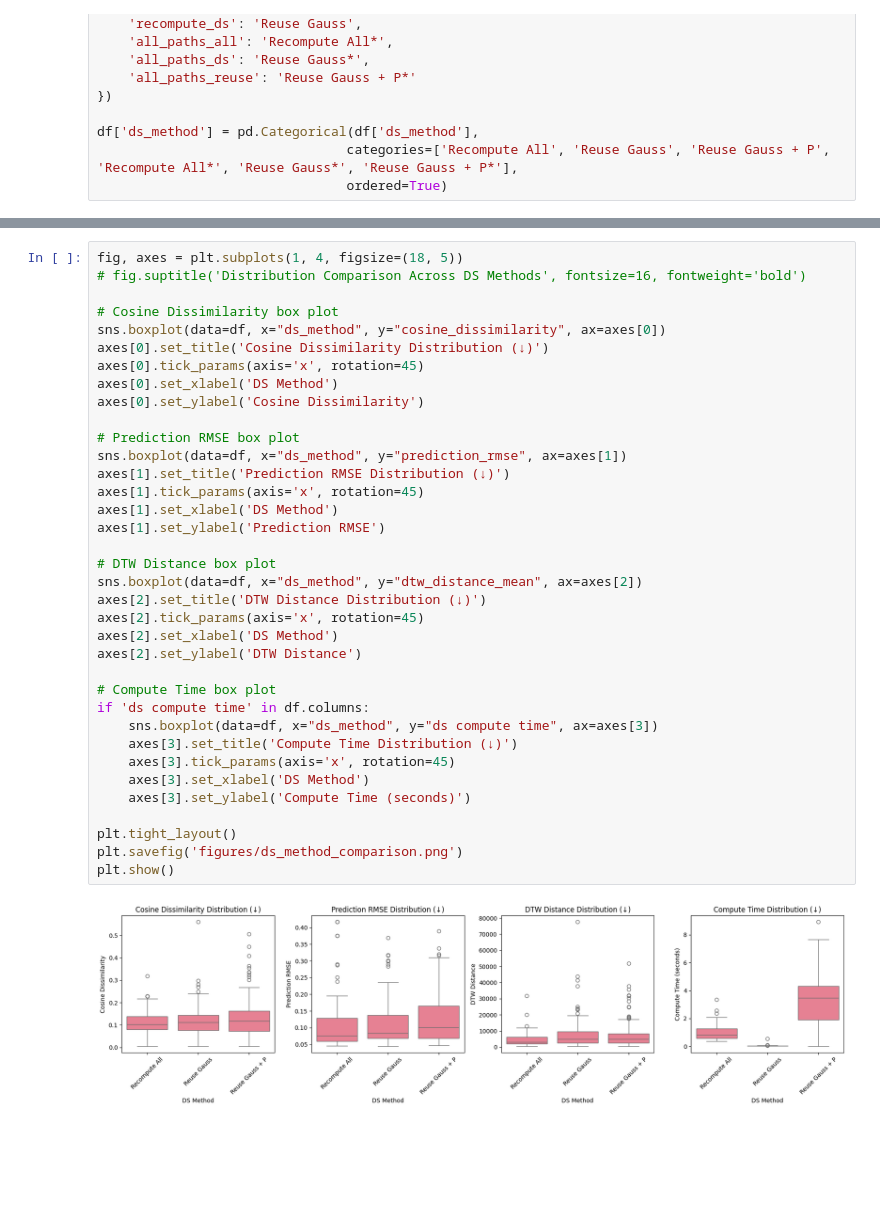
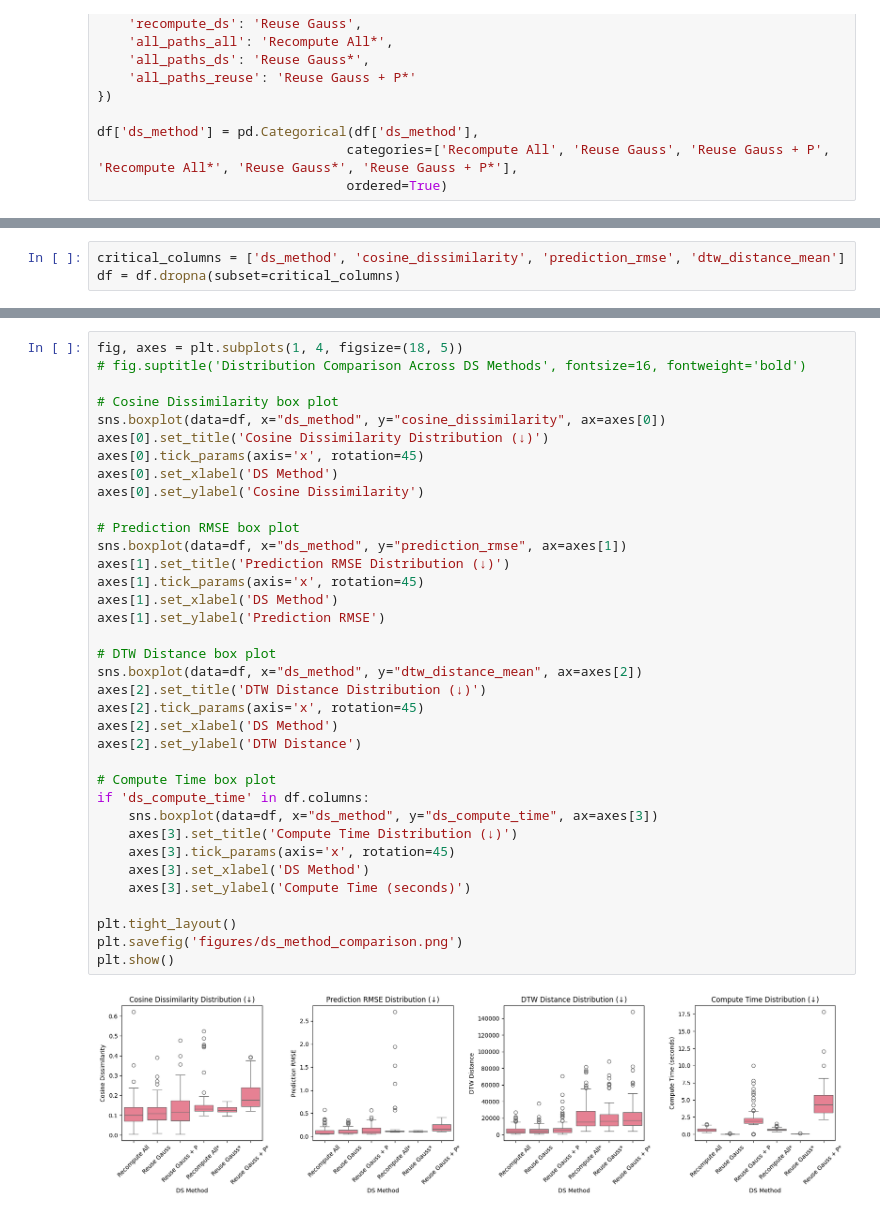
Before and after one commit to KilianFt/DemoStitching, a Jupyter notebook: plots.ipynb, the cells around one changed output, grey strips where cells are left out. Saved outputs shown, nothing was run; the diff lists cells and outputs as text; blank space fills up the shorter version.

Commit message:
3d plotting and gaussian dir from data

```diff
--- a/plots.ipynb
+++ b/plots.ipynb
@@ -53,3 +96,6 @@ Name: prediction_rmse, dtype: float64
+# %%
+critical_columns = ['ds_method', 'cosine_dissimilarity', 'prediction_rmse', 'dtw_distance_mean']
+df = df.dropna(subset=critical_columns)
 # %%
 import latex_summary
 import importlib
@@ -83,33 +129,33 @@ fig, axes = plt.subplots(1, 4, figsize=(18, 5))
 sns.boxplot(data=df, x="ds_method", y="cosine_dissimilarity", ax=axes[0])
 axes[0].set_title('Cosine Dissimilarity Distribution (↓)')
 axes[0].tick_params(axis='x', rotation=45)
 axes[0].set_xlabel('DS Method')
 axes[0].set_ylabel('Cosine Dissimilarity')
 
 # Prediction RMSE box plot
 sns.boxplot(data=df, x="ds_method", y="prediction_rmse", ax=axes[1])
 axes[1].set_title('Prediction RMSE Distribution (↓)')
 axes[1].tick_params(axis='x', rotation=45)
 axes[1].set_xlabel('DS Method')
 axes[1].set_ylabel('Prediction RMSE')
 
 # DTW Distance box plot
 sns.boxplot(data=df, x="ds_method", y="dtw_distance_mean", ax=axes[2])
 axes[2].set_title('DTW Distance Distribution (↓)')
 axes[2].tick_params(axis='x', rotation=45)
 axes[2].set_xlabel('DS Method')
 axes[2].set_ylabel('DTW Distance')
 
 # Compute Time box plot
-if 'ds compute time' in df.columns:
-    sns.boxplot(data=df, x="ds_method", y="ds compute time", ax=axes[3])
+if 'ds_compute_time' in df.columns:
+    sns.boxplot(data=df, x="ds_method", y="ds_compute_time", ax=axes[3])
     axes[3].set_title('Compute Time Distribution (↓)')
     axes[3].tick_params(axis='x', rotation=45)
     axes[3].set_xlabel('DS Method')
     axes[3].set_ylabel('Compute Time (seconds)')
 
 plt.tight_layout()
 plt.savefig('figures/ds_method_comparison.png')
 plt.show()
 # %% [output]
-[figure, old version]
+[figure, new version]
```
Also changed, not shown: parts of 9 cells of this notebook, 16 other files.
